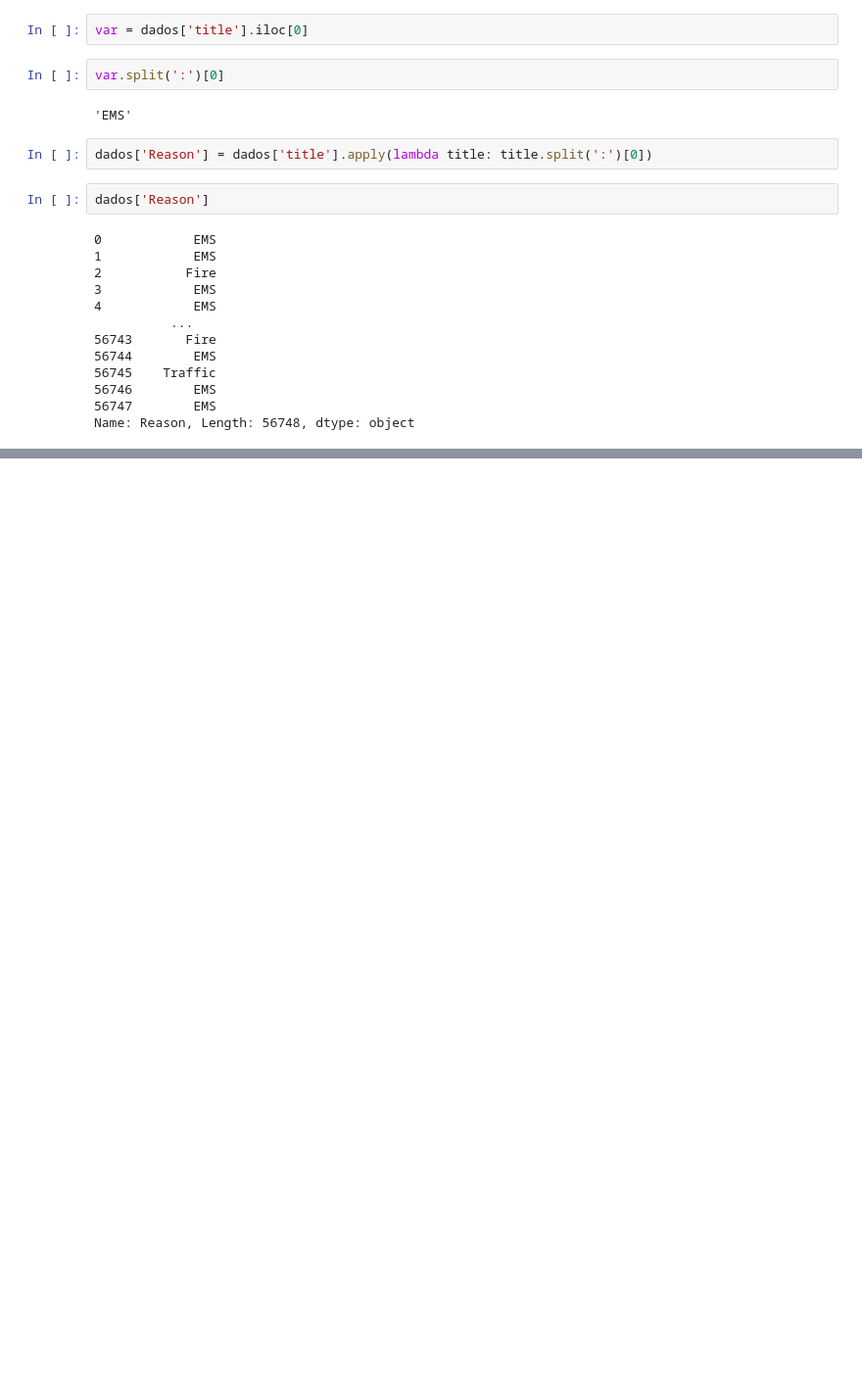
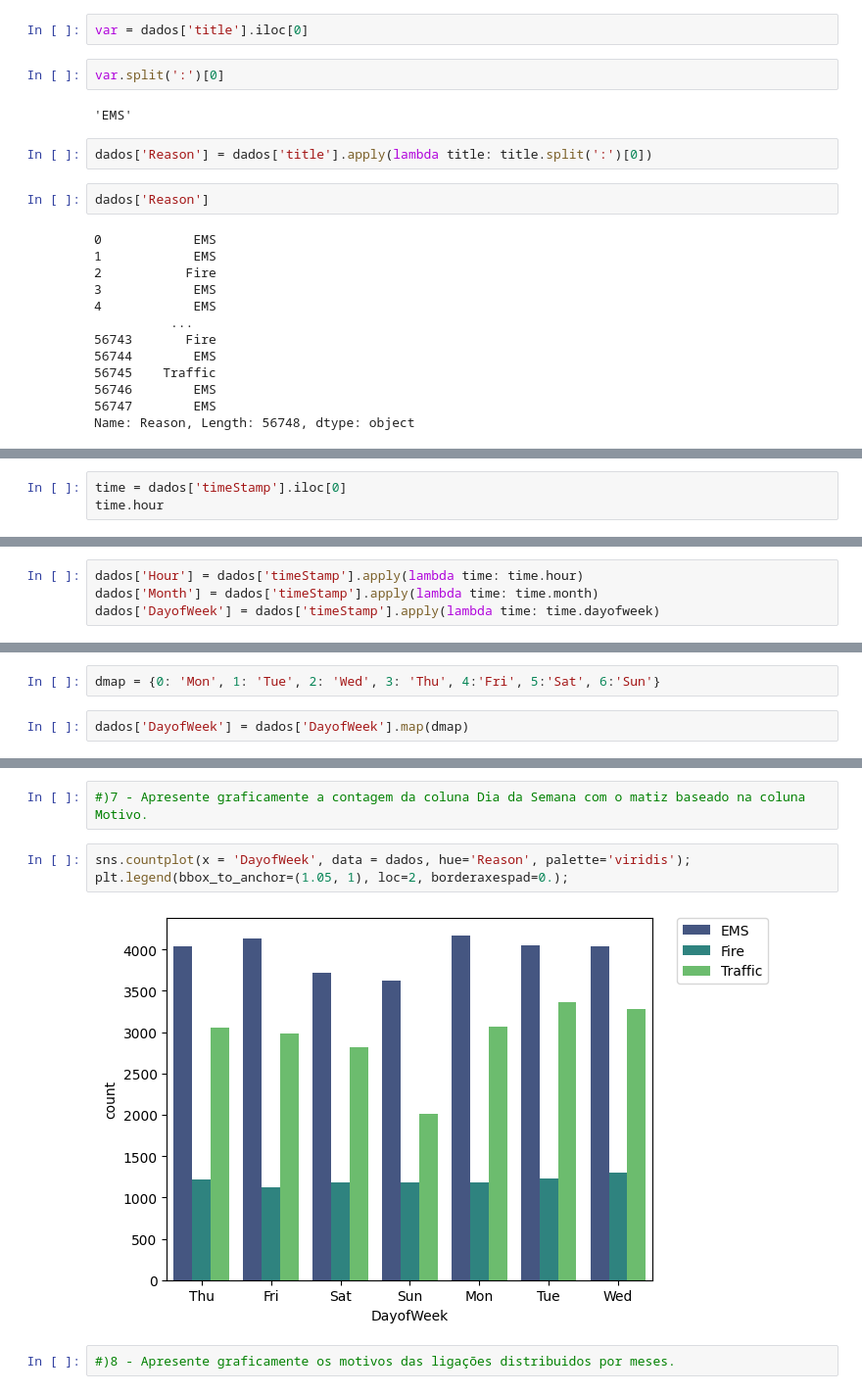
Before and after one commit to Gcango/Analise_Explor_Descritiva_das_Ligacoes_911, a Jupyter notebook: Exploração_Analise_911.ipynb, the cells around one changed output, grey strips where cells are left out. Shown at 98% size. Cells and saved outputs as stored; diff of their text form; blank space fills up the shorter version.

```diff
--- a/Exploração_Analise_911.ipynb
+++ b/Exploração_Analise_911.ipynb
@@ -141,0 +183,3 @@ dados.head(4)
+# %%
+time = dados['timeStamp'].iloc[0]
+time.hour
@@ -141,0 +194,4 @@ dados.head(4)
+# %%
+dados['Hour'] = dados['timeStamp'].apply(lambda time: time.hour)
+dados['Month'] = dados['timeStamp'].apply(lambda time: time.month)
+dados['DayofWeek'] = dados['timeStamp'].apply(lambda time: time.dayofweek)
@@ -141,0 +213,4 @@ dados.head(4)
+# %%
+dmap = {0: 'Mon', 1: 'Tue', 2: 'Wed', 3: 'Thu', 4:'Fri', 5:'Sat', 6:'Sun'}
+# %%
+dados['DayofWeek'] = dados['DayofWeek'].map(dmap)
@@ -141,0 +224,9 @@ dados.head(4)
+# %%
+#)7 - Apresente graficamente a contagem da coluna Dia da Semana com o matiz baseado na coluna Motivo.
+# %%
+sns.countplot(x = 'DayofWeek', data = dados, hue='Reason', palette='viridis');
+plt.legend(bbox_to_anchor=(1.05, 1), loc=2, borderaxespad=0.);
+# %% [output]
+[figure, added]
+# %%
+#)8 - Apresente graficamente os motivos das ligações distribuidos por meses.
```
Also changed, not shown: parts of 17 cells of this notebook.
